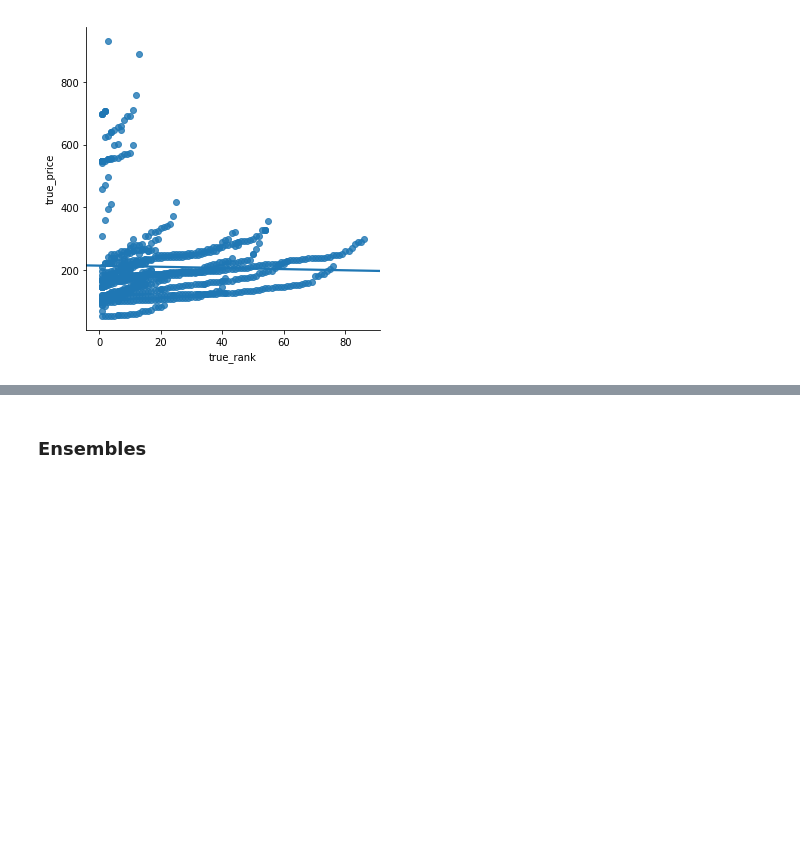
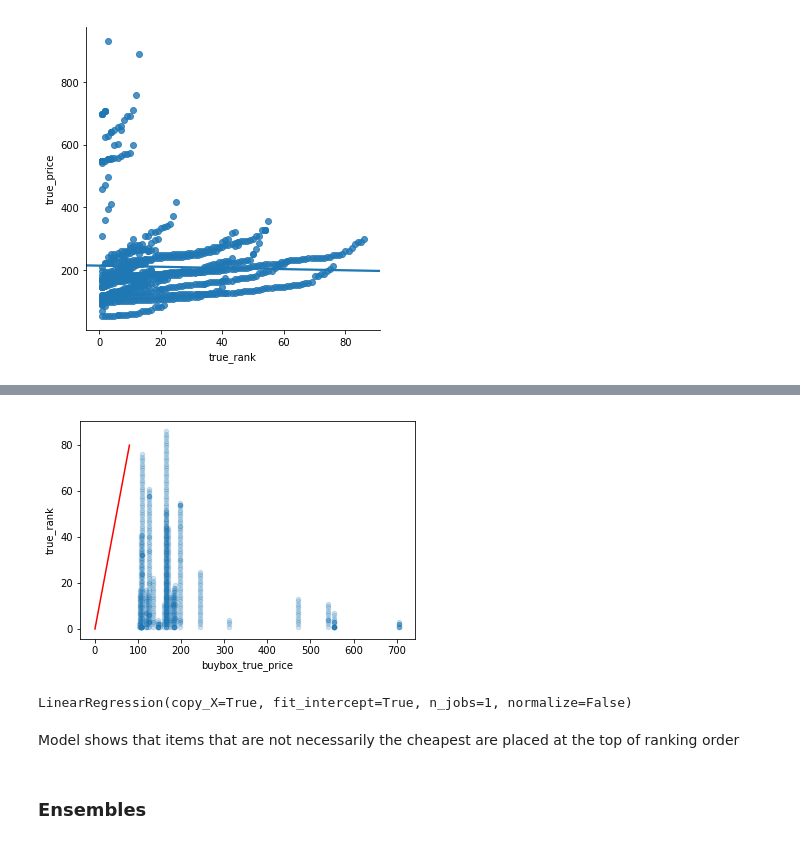
Before and after one commit to Adduuuci/master_project_final, a Jupyter notebook: ga_final_project_final.ipynb, the cells around one changed output, grey strips where cells are left out. Drawn from its saved outputs; the diff is of its cells as text; code cells hidden in the pictures; blank space fills up the shorter version.

```diff
--- a/ga_final_project_part5 test.ipynb
+++ b/ga_final_project_final.ipynb
@@ -770,0 +785,4 @@ sns.lmplot(x='true_price', y='bb_vtype', data=test1, ci=None);
+# %%
+# Train the model instance on our data, using just temp_celsius for now
+lr_rankprice=LinearRegression()
+lr_rankprice
@@ -770,0 +791,5 @@ sns.lmplot(x='true_price', y='bb_vtype', data=test1, ci=None);
+# %%
+# Add the fitted values to our DataFrame
+X = test1.loc[:, ['buybox_true_price']]
+y = test1.loc[:,'true_rank']
+lr_rankprice.fit(X,y)
@@ -770,0 +818,4 @@ sns.lmplot(x='true_price', y='bb_vtype', data=test1, ci=None);
+# %%
+# Compare fitted values to actual
+test1.loc[:, 'predictions'] = lr_rankprice.predict(X)
+test1
@@ -771,3 +851,15 @@ sns.lmplot(x='true_price', y='bb_vtype', data=test1, ci=None);
+# %%
+fig, ax = plt.subplots()
+test1.plot(kind='scatter', x='buybox_true_price', y='true_rank', ax=ax, alpha=.2)
+ax.plot([0,80],[0,80], 'r');
+# %% [output]
+[figure, added]
+# %%
+lr_rankprice.fit(X,y)
+# %% [output]
+LinearRegression(copy_X=True, fit_intercept=True, n_jobs=1, normalize=False)
+# %% [markdown]
+Model shows that items that are not necessarily the cheapest are placed at the top of ranking order
 # %% [markdown]
 <a id="Ensembles"></a>
 ### Ensembles
```
Also changed, not shown: parts of 27 cells of this notebook.
